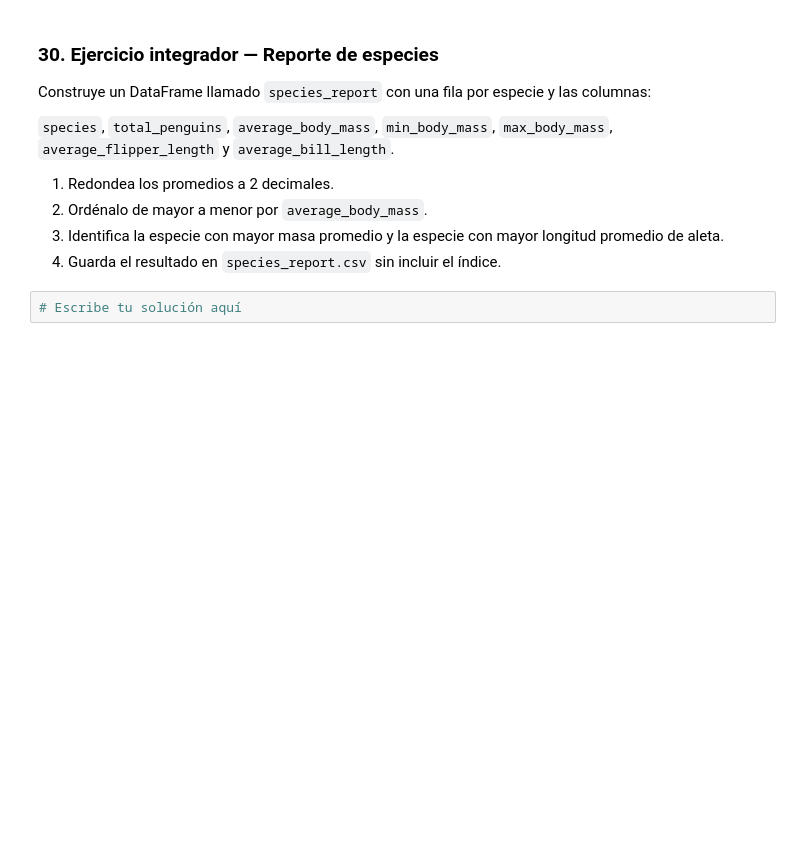
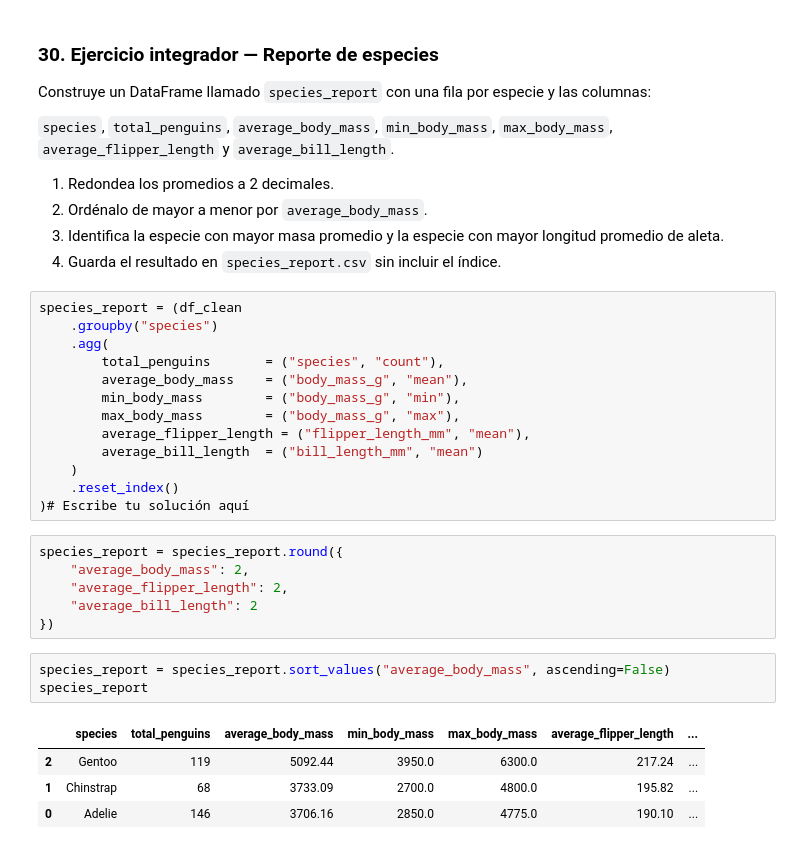
Before and after one commit to JSixma/dataengineer-g1, a Jupyter notebook: fundamentos_pandas/notebooks/09_practica_penguins.ipynb, the cells around one changed output. Saved outputs shown, nothing was run; the diff lists cells and outputs as text; blank space fills up the shorter version.

Commit message:
practica penguins resuleta

```diff
--- a/fundamentos_pandas/notebooks/09_practica_penguins.ipynb
+++ b/fundamentos_pandas/notebooks/09_practica_penguins.ipynb
@@ -552,5 +586,30 @@ Construye un DataFrame llamado `species_report` con una fila por especie y las c
 2. Ordénalo de mayor a menor por `average_body_mass`.
 3. Identifica la especie con mayor masa promedio y la especie con mayor longitud promedio de aleta.
 4. Guarda el resultado en `species_report.csv` sin incluir el índice.
-# %%
-# Escribe tu solución aquí
+# %%
+species_report = (df_clean
+    .groupby("species")
+    .agg(
+        total_penguins       = ("species", "count"),
+        average_body_mass    = ("body_mass_g", "mean"),
+        min_body_mass        = ("body_mass_g", "min"),
+        max_body_mass        = ("body_mass_g", "max"),
+        average_flipper_length = ("flipper_length_mm", "mean"),
+        average_bill_length  = ("bill_length_mm", "mean")
+    )
+    .reset_index()
+)# Escribe tu solución aquí
+# %%
+species_report = species_report.round({
+    "average_body_mass": 2,
+    "average_flipper_length": 2,
+    "average_bill_length": 2
+})
+# %%
+species_report = species_report.sort_values("average_body_mass", ascending=False)
+species_report
+# %% [output]
+|  | species | total_penguins | average_body_mass | min_body_mass | max_body_mass | average_flipper_length | ... |
+| 2 | Gentoo | 119 | 5092.44 | 3950.0 | 6300.0 | 217.24 | ... |
+| 1 | Chinstrap | 68 | 3733.09 | 2700.0 | 4800.0 | 195.82 | ... |
+| 0 | Adelie | 146 | 3706.16 | 2850.0 | 4775.0 | 190.10 | ... |
```
Also changed, not shown: parts of 8 cells of this notebook, 2 other files.
